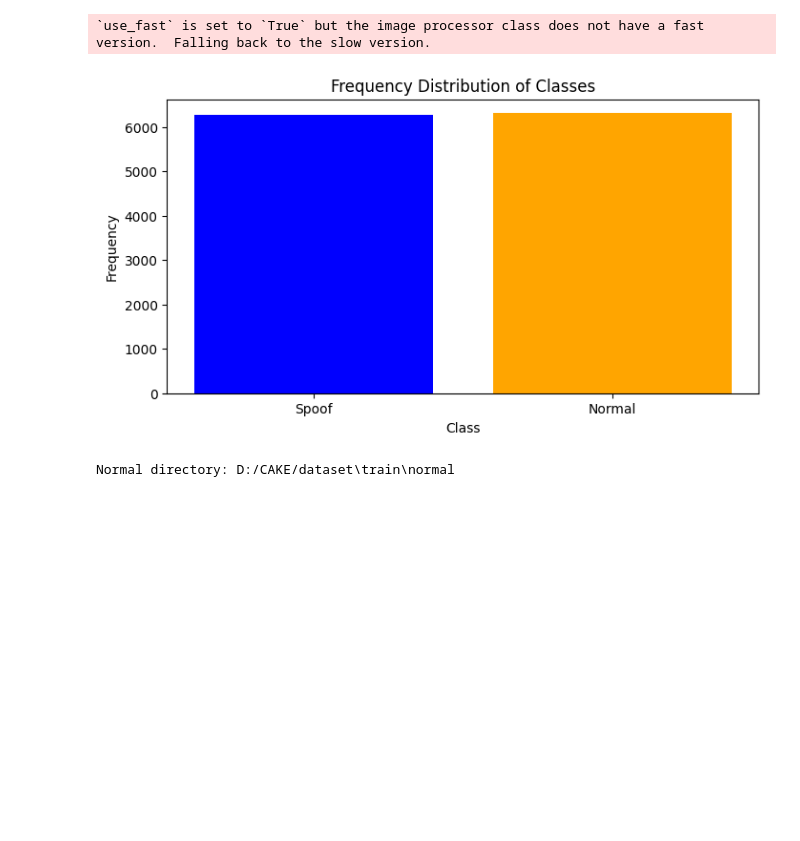
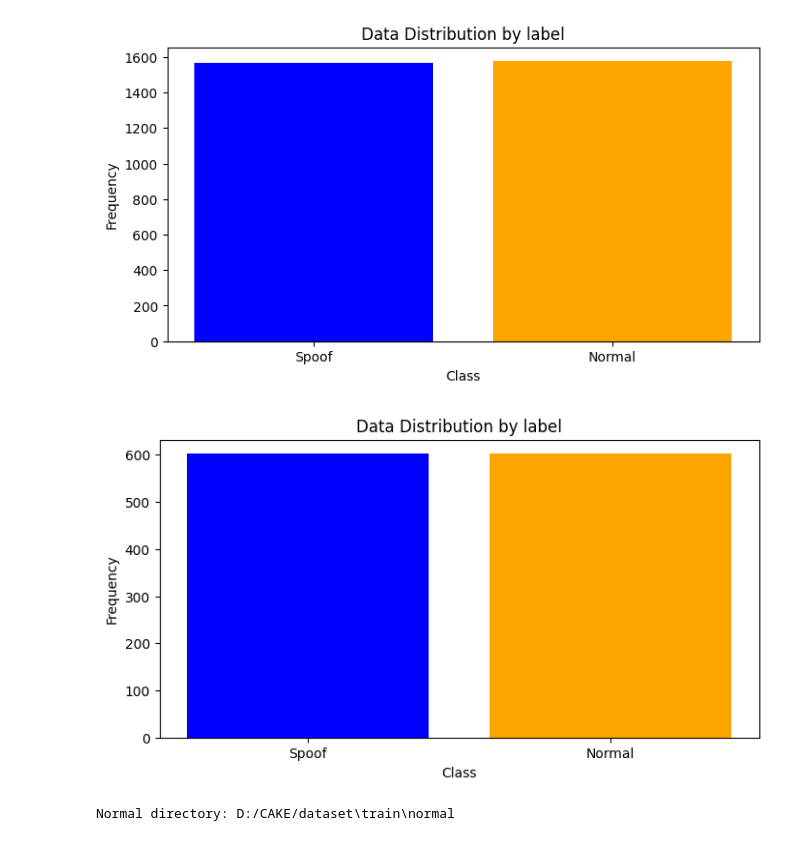
Before and after one commit to KinhNguyenVan/Liveness-Detection, a Jupyter notebook: src/data_analize.ipynb, the cells around one changed output. Cells and saved outputs as stored; diff of their text form; code cells hidden in the pictures; blank space fills up the shorter version.

```diff
--- a/src/data_analize.ipynb
+++ b/src/data_analize.ipynb
@@ -10,25 +10,25 @@ modelname = 'facebook/dinov2-base'
 data_dir = 'D:/CAKE/dataset'  # Đường dẫn đến thư mục chứa dữ liệu
 train_dir = os.path.join(data_dir, "train")
 dev_dir = os.path.join(data_dir, "dev")
-train_dataset = CustomImageDataset(root_dir=train_dir,modelname=modelname)
-dev_dataset = CustomImageDataset(root_dir=dev_dir,modelname=modelname)
+train_dataset = CustomImageDataset(root_dir=train_dir,modelname=modelname,dev = True)
+dev_dataset = CustomImageDataset(root_dir=dev_dir,modelname=modelname,dev = True)
-# %% [output]
-`use_fast` is set to `True` but the image processor class does not have a fast version.  Falling back to the slow version.
 # %%
 def visualize_frequency_distribution(dataset):
     labels = [label for _, label in dataset]
     unique_labels, counts = np.unique(labels, return_counts=True)
 
     plt.figure(figsize=(8, 4))
     plt.bar(unique_labels, counts, color=['blue', 'orange'])
     plt.xticks(unique_labels, ['Spoof', 'Normal'])
     plt.xlabel('Class')
     plt.ylabel('Frequency')
-    plt.title('Frequency Distribution of Classes')
+    plt.title('Data Distribution by label')
     plt.show()
 visualize_frequency_distribution(train_dataset)
+visualize_frequency_distribution(dev_dataset)
 # %% [output]
-[figure, old version]
+[figure, new version]
+[figure, added]
 # %%
 def plot_rgb_histogram(folder_dir):
     image_paths = glob.glob(folder_dir + "/*.jpg")
```
Also changed, not shown: parts of 1 cell of this notebook, 3 other files.
